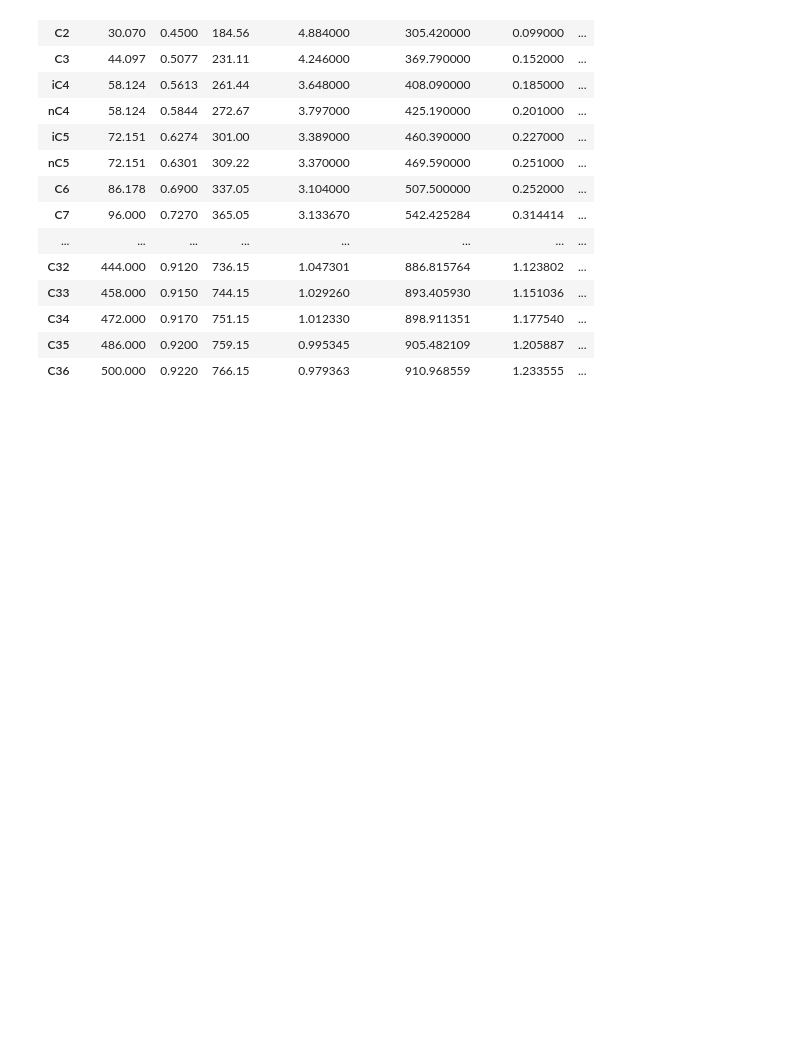
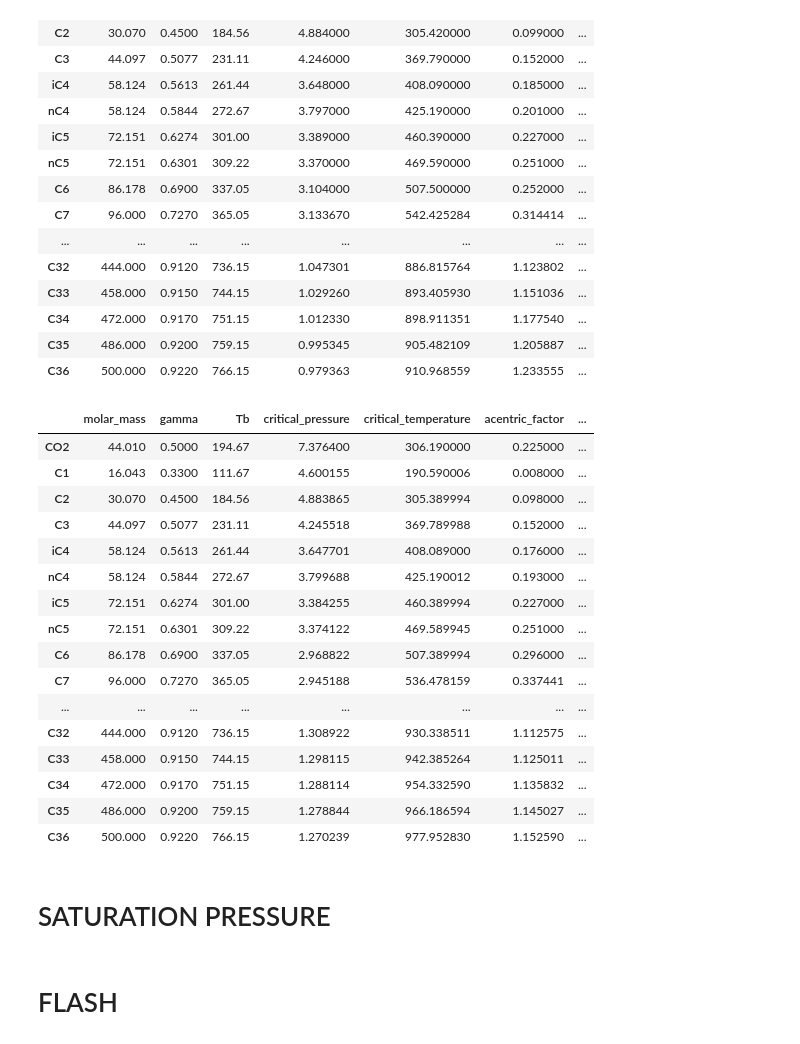
Before and after one commit to SidorenkoDD/BlackBoxFluid, a Jupyter notebook: code/tests2.ipynb, the cells around one changed output. Cells and saved outputs as stored; diff of their text form; code cells hidden in the pictures; blank space fills up the shorter version.

```diff
--- a/code/tests2.ipynb
+++ b/code/tests2.ipynb
@@ -368,8 +370,32 @@ comp.edit_component_properties('C36', {'critical_pressure':1.270238925,
                                                   'acentric_factor':1.15258979797363,
                                                   'shift_parameter': 0
 })
+# %%
+comp.COMPOSITION_PROPERTIES
+# %% [output]
+|  | molar_mass | gamma | Tb | critical_pressure | critical_temperature | acentric_factor | ... |
+| CO2 | 44.010 | 0.5000 | 194.67 | 7.376400 | 306.190000 | 0.225000 | ... |
+| C1 | 16.043 | 0.3300 | 111.67 | 4.600155 | 190.590006 | 0.008000 | ... |
+| C2 | 30.070 | 0.4500 | 184.56 | 4.883865 | 305.389994 | 0.098000 | ... |
+| C3 | 44.097 | 0.5077 | 231.11 | 4.245518 | 369.789988 | 0.152000 | ... |
+| iC4 | 58.124 | 0.5613 | 261.44 | 3.647701 | 408.089000 | 0.176000 | ... |
+| nC4 | 58.124 | 0.5844 | 272.67 | 3.799688 | 425.190012 | 0.193000 | ... |
+| iC5 | 72.151 | 0.6274 | 301.00 | 3.384255 | 460.389994 | 0.227000 | ... |
+| nC5 | 72.151 | 0.6301 | 309.22 | 3.374122 | 469.589945 | 0.251000 | ... |
+| C6 | 86.178 | 0.6900 | 337.05 | 2.968822 | 507.389994 | 0.296000 | ... |
+| C7 | 96.000 | 0.7270 | 365.05 | 2.945188 | 536.478159 | 0.337441 | ... |
+| ... | ... | ... | ... | ... | ... | ... | ... |
+| C32 | 444.000 | 0.9120 | 736.15 | 1.308922 | 930.338511 | 1.112575 | ... |
+| C33 | 458.000 | 0.9150 | 744.15 | 1.298115 | 942.385264 | 1.125011 | ... |
+| C34 | 472.000 | 0.9170 | 751.15 | 1.288114 | 954.332590 | 1.135832 | ... |
+| C35 | 486.000 | 0.9200 | 759.15 | 1.278844 | 966.186594 | 1.145027 | ... |
+| C36 | 500.000 | 0.9220 | 766.15 | 1.270239 | 977.952830 | 1.152590 | ... |
 # %%
 model1 = CompositionalModel(comp)
+# %% [markdown]
+# SATURATION PRESSURE
+# %% [markdown]
+# FLASH
 # %%
 conds3 = Conditions(5, 50)
 model1.flash(conds3)
```
Also changed, not shown: parts of 27 cells of this notebook, 5 other files.
